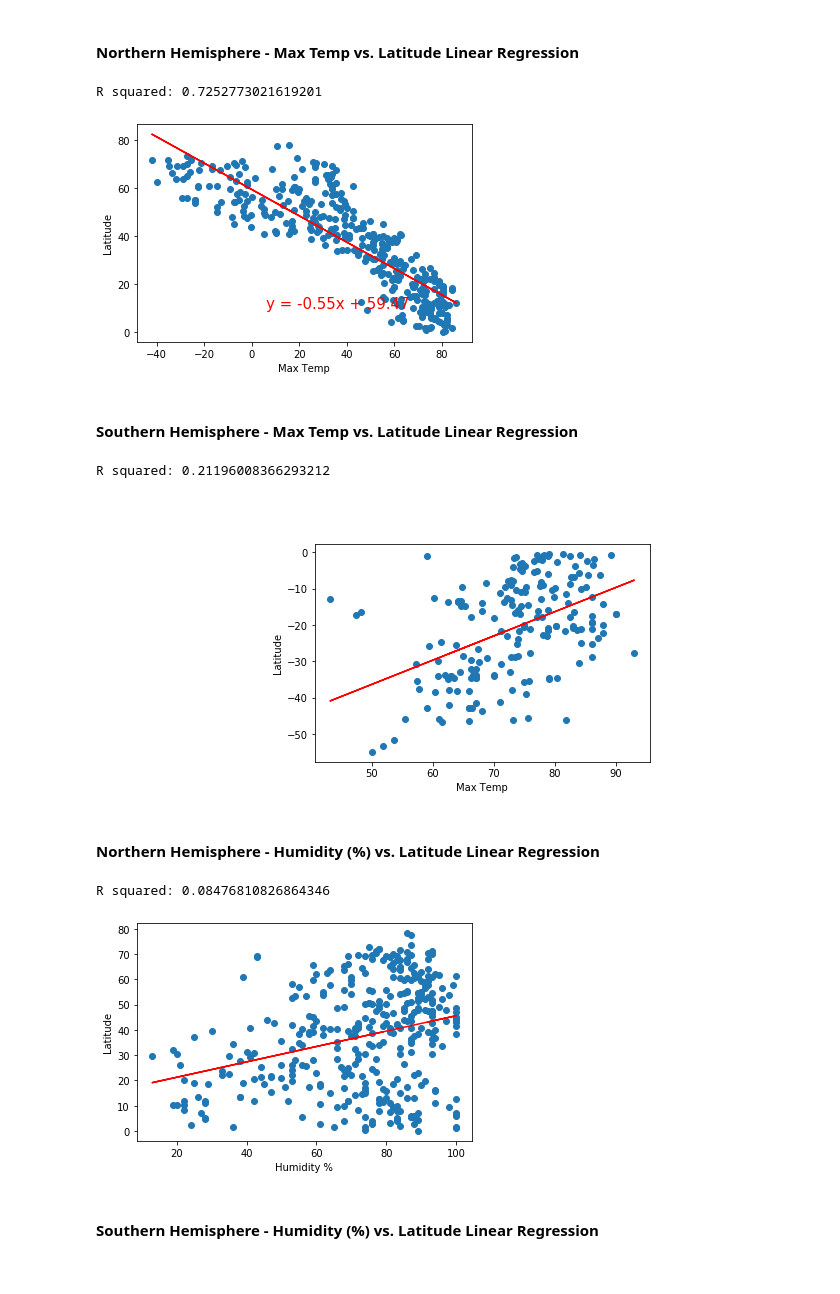
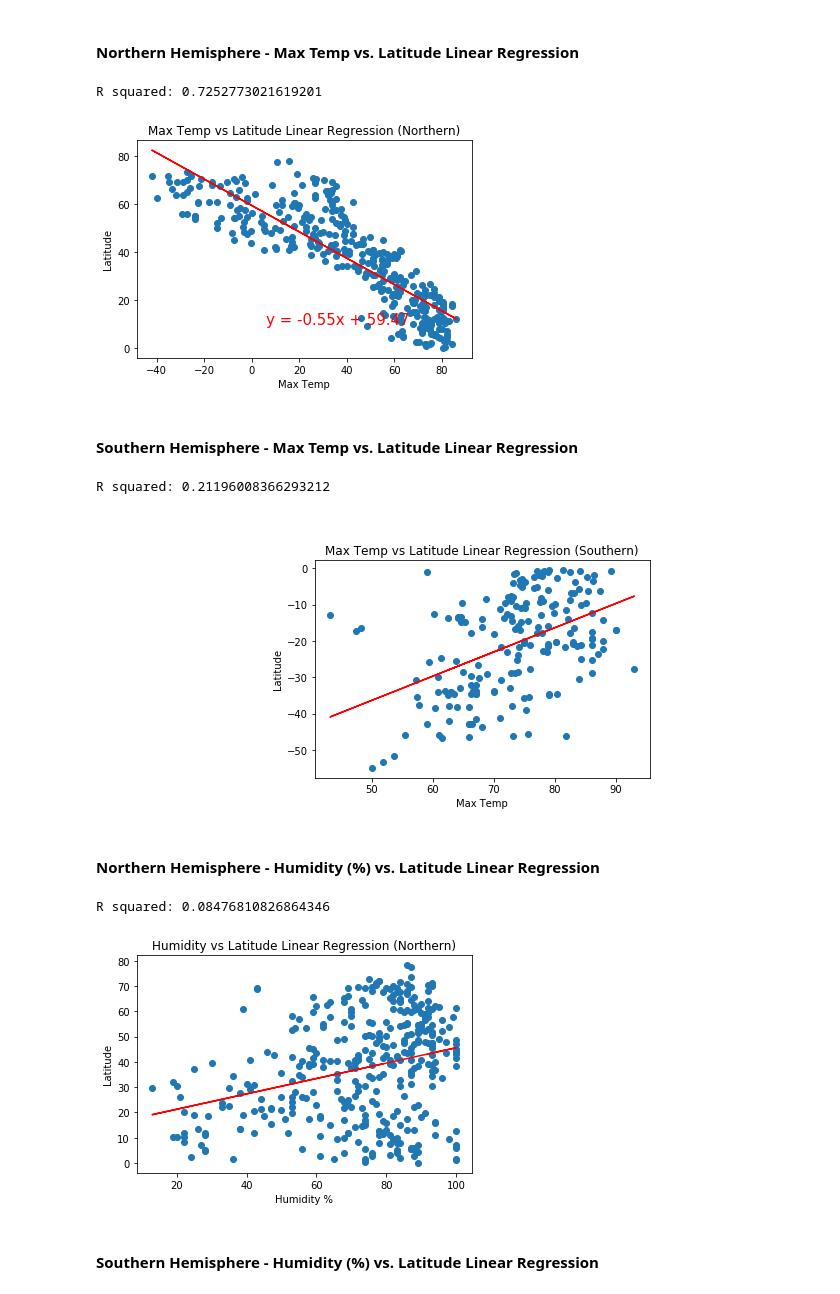
Before and after one commit to jwhite1987/Open-Weather-Map, a Jupyter notebook: Instructions/starter_code/WeatherPy.ipynb, the cells around one changed output. Drawn from its saved outputs; the diff is of its cells as text; code cells hidden in the pictures.

```diff
--- a/Instructions/starter_code/WeatherPy.ipynb
+++ b/Instructions/starter_code/WeatherPy.ipynb
@@ -221,31 +252,30 @@ plt.savefig('latitude_vs_windspeed')
 # %% [markdown]
 ####  Northern Hemisphere - Max Temp vs. Latitude Linear Regression
 # %%
-
 x_values = northern_hemi['Max Temp'].astype('float')
 y_values = northern_hemi['Latitude'].astype('float')
 
 # Run linear regression
 (slope, intercept, rvalue, pvalue, stderr) = linregress(x_values, y_values)
 regress_values = x_values * slope + intercept
 line_eq = "y = " + str(round(slope,2)) + "x + " + str(round(intercept,2))
 
 # Plot scatter plot
 plt.scatter(x_values,y_values)
 
 # Plot regression line
 plt.plot(x_values,regress_values,"r-")
 plt.annotate(line_eq,(6,10),fontsize=15,color="red")
 
 # Label plot
 plt.xlabel('Max Temp')
 plt.ylabel('Latitude')
-
+plt.title('Max Temp vs Latitude Linear Regression (Northern)')
 # Print r square value
 print(f"R squared: {rvalue**2}")
 plt.savefig('northern_temp_latitude')
 # Show plot
 plt.show()
 # %% [output]
 R squared: 0.7252773021619201
-[figure, old version]
+[figure, new version]
@@ -270,7 +302,7 @@ plt.annotate(line_eq,(6,10),fontsize=15,color="red")
 # Label plot
 plt.xlabel('Max Temp')
 plt.ylabel('Latitude')
-
+plt.title('Max Temp vs Latitude Linear Regression (Southern)')
 # Print r square value
 print(f"R squared: {rvalue**2}")
 plt.savefig('southern_temp_latitude')
@@ -278,4 +310,4 @@ plt.savefig('southern_temp_latitude')
 plt.show()
 # %% [output]
 R squared: 0.21196008366293212
-[figure, old version]
+[figure, new version]
@@ -300,7 +334,7 @@ plt.annotate(line_eq,(6,10),fontsize=15,color="red")
 # Label plot
 plt.xlabel('Humidity %')
 plt.ylabel('Latitude')
-
+plt.title('Humidity vs Latitude Linear Regression (Northern)')
 # Print r square value
 print(f"R squared: {rvalue**2}")
 plt.savefig('northern_humidity_latitude')
@@ -308,4 +342,4 @@ plt.savefig('northern_humidity_latitude')
 plt.show()
 # %% [output]
 R squared: 0.08476810826864346
-[figure, old version]
+[figure, new version]
```
Also changed, not shown: parts of 30 cells of this notebook, 11 other files.
